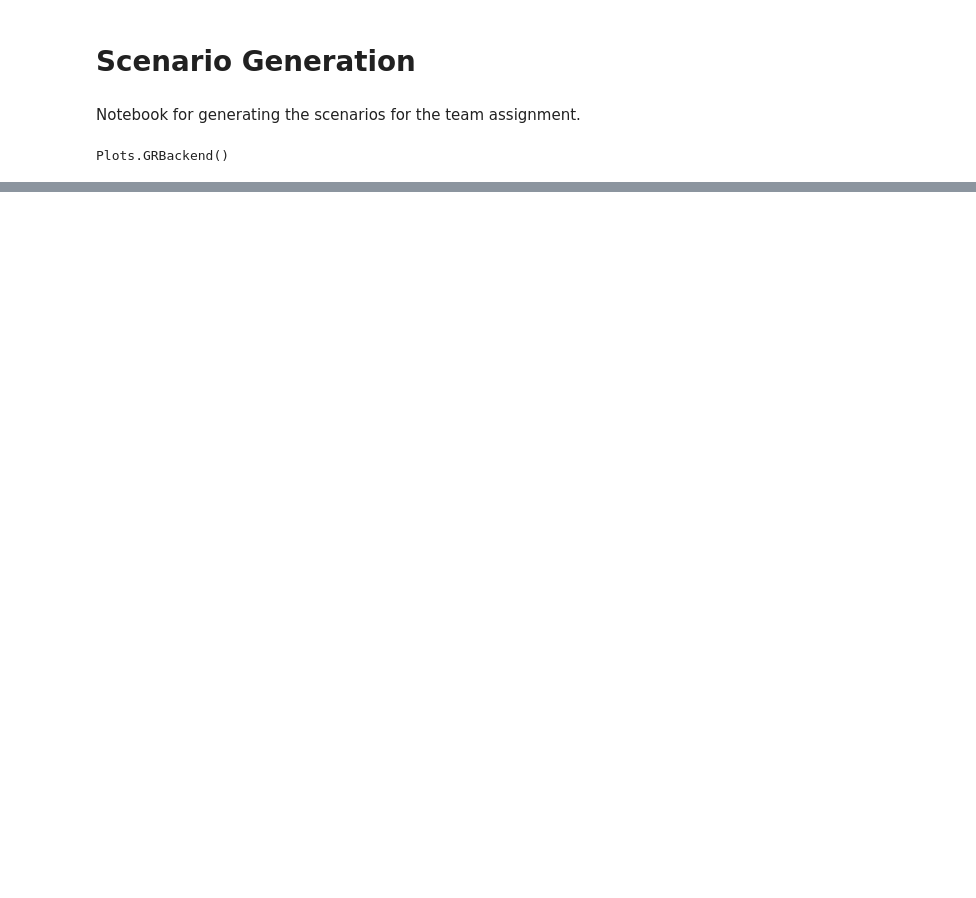
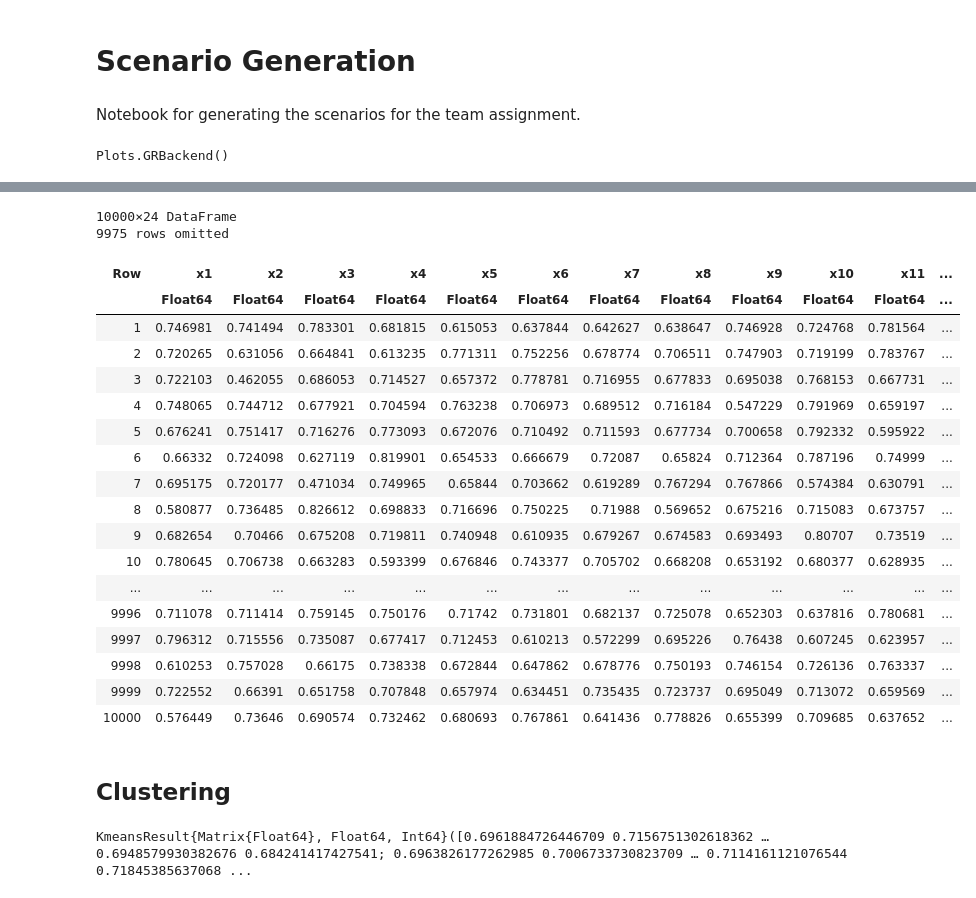
Before and after one commit to ltempfli/Team_assignment_AMO, a Jupyter notebook: Scenario_Generation.ipynb, the cells around one changed output, grey strips where cells are left out. Saved outputs shown, nothing was run; the diff lists cells and outputs as text; code cells hidden in the pictures; blank space fills up the shorter version.

Commit message:
Add first scenario generation attempt

```diff
--- a/Scenario_Generation.ipynb
+++ b/Scenario_Generation.ipynb
@@ -49,0 +54,60 @@ plot(df[:, 1], mean_values, label="Average of V1 to V100", xlabel="Time[h]", yla
+# %%
+# Calculate the average of V1 to V100 for each row, handling missing data
+# Create an array to store the average values
+average_column = Float64[]
+
+# Iterate over each row and compute the mean of the columns V1 to V100
+for row in eachrow(df)
+    # Use skipmissing to exclude missing values from the mean calculation
+    push!(average_column, mean(skipmissing(row[2:101])))
+end
+
+# Use the first 24 rows for fitting the Weibull distribution
+average_first_24 = average_column[1:24]
+
+# Fit the Weibull distribution to the average of the first 24 rows
+fitted_dist = fit_mle(Weibull, average_first_24)
+
+# Set the number of scenarios you want to generate for each time step
+num_scenarios = 10000
+
+# Initialize a random number generator
+rng = MersenneTwister()
+
+# Generate scenarios for each of the 24 time steps
+scenarios_matrix = [rand(rng, fitted_dist, num_scenarios) for _ in 1:24]
+
+# Convert the scenarios matrix to a DataFrame
+# First, convert scenarios_matrix (which is a vector of vectors) to a matrix
+scenarios_matrix = hcat(scenarios_matrix...)
+
+# Now, you can safely convert it to a DataFrame
+scenarios_df = DataFrame(scenarios_matrix, :auto)
+# %% [output]
+10000×24 DataFrame
+9975 rows omitted
+| Row | x1 | x2 | x3 | x4 | x5 | x6 | x7 | x8 | x9 | x10 | x11 | ... |
+|  | Float64 | Float64 | Float64 | Float64 | Float64 | Float64 | Float64 | Float64 | Float64 | Float64 | Float64 | ... |
+| 1 | 0.746981 | 0.741494 | 0.783301 | 0.681815 | 0.615053 | 0.637844 | 0.642627 | 0.638647 | 0.746928 | 0.724768 | 0.781564 | ... |
+| 2 | 0.720265 | 0.631056 | 0.664841 | 0.613235 | 0.771311 | 0.752256 | 0.678774 | 0.706511 | 0.747903 | 0.719199 | 0.783767 | ... |
+| 3 | 0.722103 | 0.462055 | 0.686053 | 0.714527 | 0.657372 | 0.778781 | 0.716955 | 0.677833 | 0.695038 | 0.768153 | 0.667731 | ... |
+| 4 | 0.748065 | 0.744712 | 0.677921 | 0.704594 | 0.763238 | 0.706973 | 0.689512 | 0.716184 | 0.547229 | 0.791969 | 0.659197 | ... |
+| 5 | 0.676241 | 0.751417 | 0.716276 | 0.773093 | 0.672076 | 0.710492 | 0.711593 | 0.677734 | 0.700658 | 0.792332 | 0.595922 | ... |
+| 6 | 0.66332 | 0.724098 | 0.627119 | 0.819901 | 0.654533 | 0.666679 | 0.72087 | 0.65824 | 0.712364 | 0.787196 | 0.74999 | ... |
+| 7 | 0.695175 | 0.720177 | 0.471034 | 0.749965 | 0.65844 | 0.703662 | 0.619289 | 0.767294 | 0.767866 | 0.574384 | 0.630791 | ... |
+| 8 | 0.580877 | 0.736485 | 0.826612 | 0.698833 | 0.716696 | 0.750225 | 0.71988 | 0.569652 | 0.675216 | 0.715083 | 0.673757 | ... |
+| 9 | 0.682654 | 0.70466 | 0.675208 | 0.719811 | 0.740948 | 0.610935 | 0.679267 | 0.674583 | 0.693493 | 0.80707 | 0.73519 | ... |
+| 10 | 0.780645 | 0.706738 | 0.663283 | 0.593399 | 0.676846 | 0.743377 | 0.705702 | 0.668208 | 0.653192 | 0.680377 | 0.628935 | ... |
+| ... | ... | ... | ... | ... | ... | ... | ... | ... | ... | ... | ... | ... |
+| 9996 | 0.711078 | 0.711414 | 0.759145 | 0.750176 | 0.71742 | 0.731801 | 0.682137 | 0.725078 | 0.652303 | 0.637816 | 0.780681 | ... |
+| 9997 | 0.796312 | 0.715556 | 0.735087 | 0.677417 | 0.712453 | 0.610213 | 0.572299 | 0.695226 | 0.76438 | 0.607245 | 0.623957 | ... |
+| 9998 | 0.610253 | 0.757028 | 0.66175 | 0.738338 | 0.672844 | 0.647862 | 0.678776 | 0.750193 | 0.746154 | 0.726136 | 0.763337 | ... |
+| 9999 | 0.722552 | 0.66391 | 0.651758 | 0.707848 | 0.657974 | 0.634451 | 0.735435 | 0.723737 | 0.695049 | 0.713072 | 0.659569 | ... |
+| 10000 | 0.576449 | 0.73646 | 0.690574 | 0.732462 | 0.680693 | 0.767861 | 0.641436 | 0.778826 | 0.655399 | 0.709685 | 0.637652 | ... |
+# %% [markdown]
+## Clustering
+# %%
+# Transpose matrix to generate centers
+km = kmeans(scenarios_matrix', 101)
+# %% [output]
+KmeansResult{Matrix{Float64}, Float64, Int64}([0.6961884726446709 0.7156751302618362 … 0.6948579930382676 0.684241417427541; 0.6963826177262985 0.7006733730823709 … 0.7114161121076544 0.71845385637068 ...
```
Also changed, not shown: parts of 5 cells of this notebook, 1 other file.
